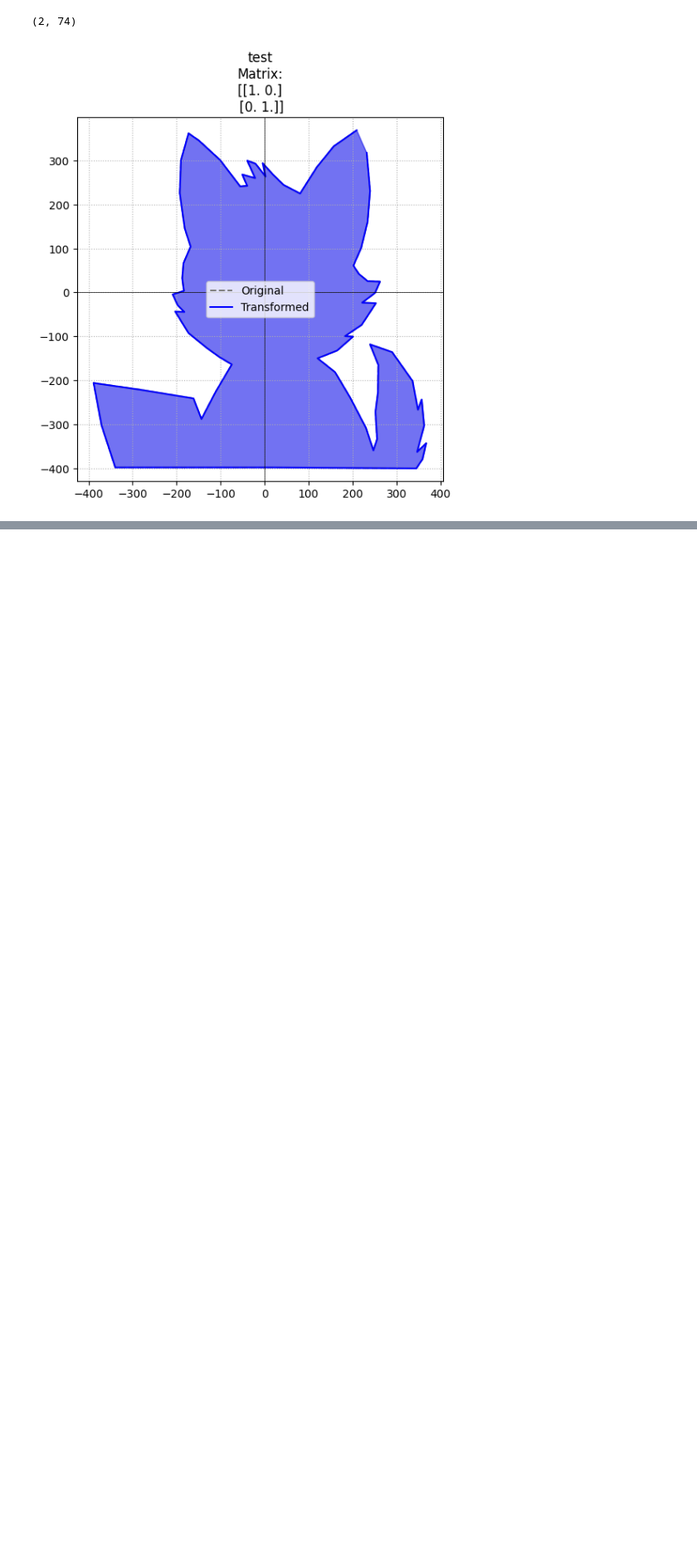
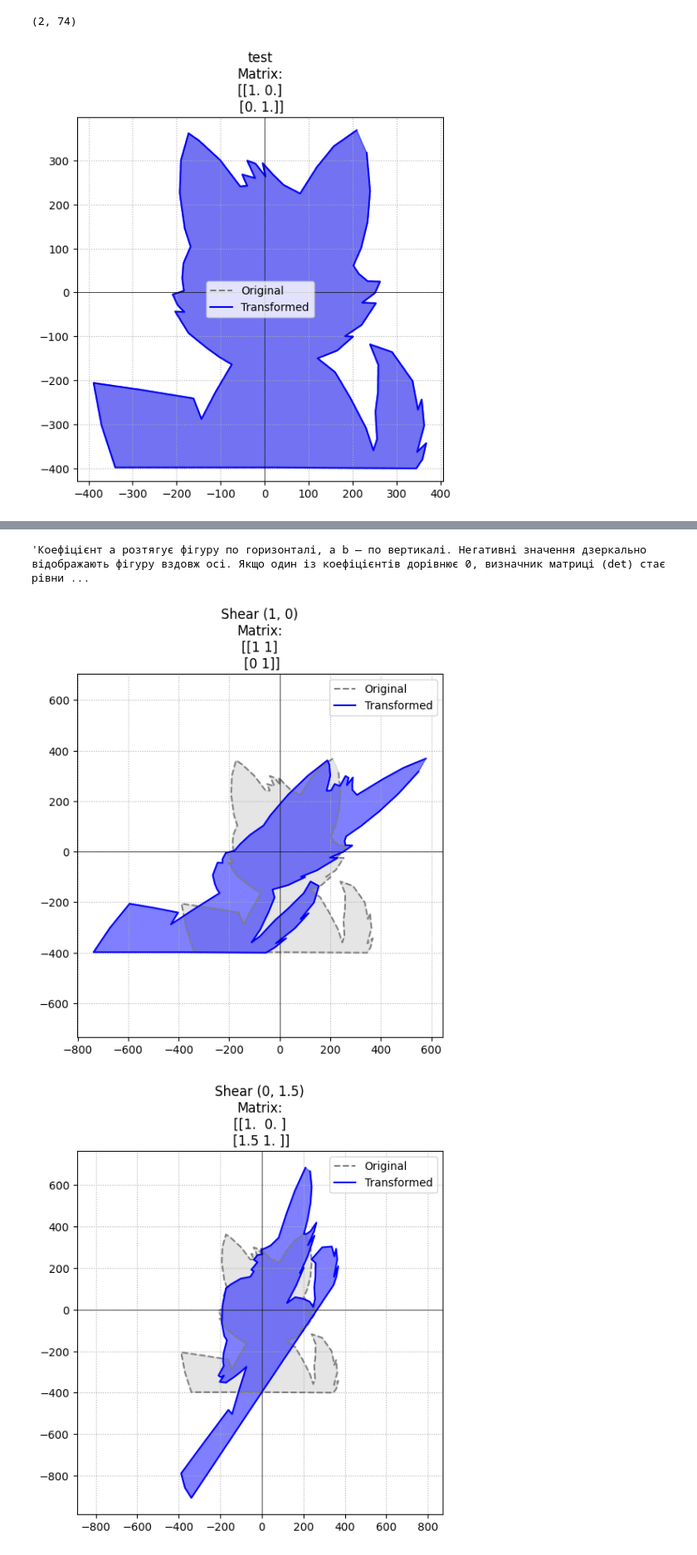
Before and after one commit to mykoladomanskyi25-dotcom/ALA_Lab1, a Jupyter notebook: lab1.ipynb, the cells around one changed output, grey strips where cells are left out. Shown at 83% size. Cells and saved outputs as stored; diff of their text form; code cells hidden in the pictures; blank space fills up the shorter version.

```diff
--- a/lab1.ipynb
+++ b/lab1.ipynb
@@ -89,0 +80,11 @@ TASK 1: 2D Transformations
+# %%
+"Коефіцієнт a розтягує фігуру по горизонталі, а b — по вертикалі. Негативні значення дзеркально відображають фігуру вздовж осі. Якщо один із коефіцієнтів дорівнює 0, визначник матриці (det) стає рівним 0, і фігура «згортається» у лінію (площа стає нульовою)."
+# %% [output]
+'Коефіцієнт a розтягує фігуру по горизонталі, а b — по вертикалі. Негативні значення дзеркально відображають фігуру вздовж осі. Якщо один із коефіцієнтів дорівнює 0, визначник матриці (det) стає рівни ...
+# %%
+for a, b in [(1, 0), (0, 1.5), (0.5, 0.5), (-1, 0)]:
+    Y, M = shear(X, a, b)
+    plot_2d(X, Y, f"Shear ({a}, {b})", M)
+# %% [output]
+[figure, added]
+[figure, added]
```
Also changed, not shown: parts of 13 cells of this notebook.
